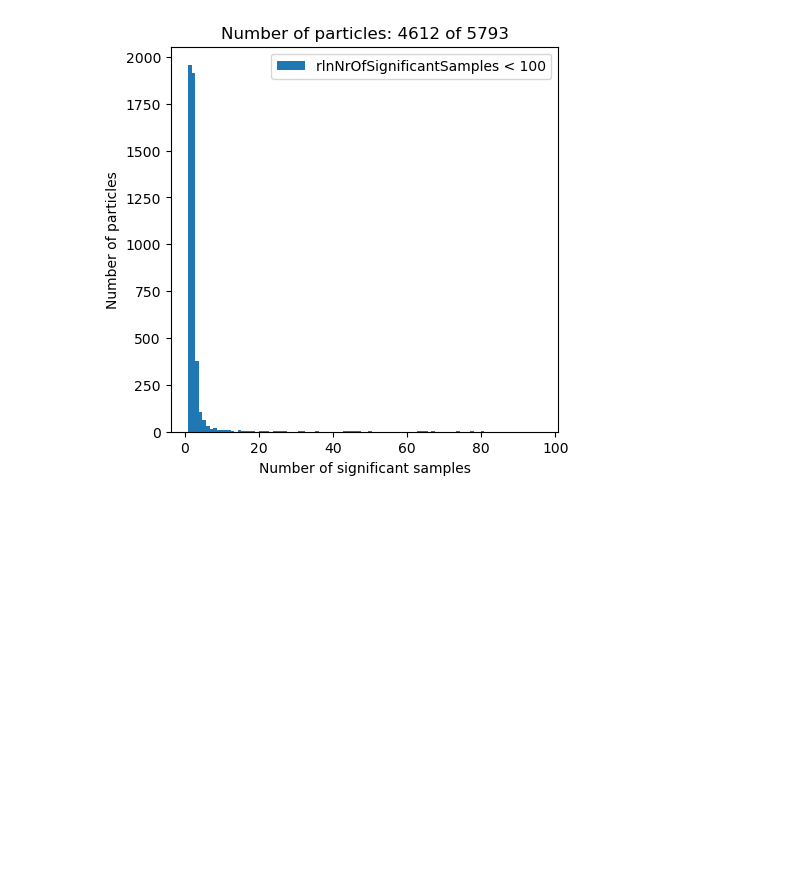
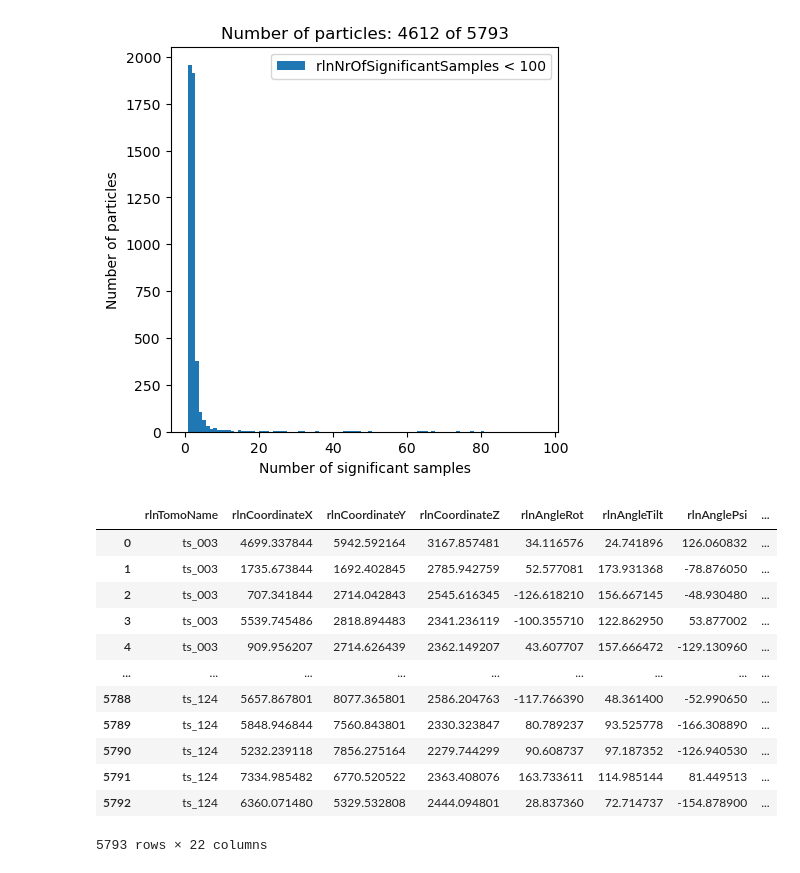
Before and after one commit to dmichalak/sta-pipeline, a Jupyter notebook: analysis_scripts/analyze_refinement.ipynb, the cells around one changed output. Saved outputs shown, nothing was run; the diff lists cells and outputs as text; code cells hidden in the pictures; blank space fills up the shorter version.

```diff
--- a/analysis_scripts/analyze_refinement.ipynb
+++ b/analysis_scripts/analyze_refinement.ipynb
@@ -60,6 +60,22 @@ ax2.legend()
 # %% [output]
 <matplotlib.legend.Legend at 0x...>
 [figure]
+# %%
+run_data_particles
+# %% [output]
+|  | rlnTomoName | rlnCoordinateX | rlnCoordinateY | rlnCoordinateZ | rlnAngleRot | rlnAngleTilt | rlnAnglePsi | ... |
+| 0 | ts_003 | 4699.337844 | 5942.592164 | 3167.857481 | 34.116576 | 24.741896 | 126.060832 | ... |
+| 1 | ts_003 | 1735.673844 | 1692.402845 | 2785.942759 | 52.577081 | 173.931368 | -78.876050 | ... |
+| 2 | ts_003 | 707.341844 | 2714.042843 | 2545.616345 | -126.618210 | 156.667145 | -48.930480 | ... |
+| 3 | ts_003 | 5539.745486 | 2818.894483 | 2341.236119 | -100.355710 | 122.862950 | 53.877002 | ... |
+| 4 | ts_003 | 909.956207 | 2714.626439 | 2362.149207 | 43.607707 | 157.666472 | -129.130960 | ... |
+| ... | ... | ... | ... | ... | ... | ... | ... | ... |
+| 5788 | ts_124 | 5657.867801 | 8077.365801 | 2586.204763 | -117.766390 | 48.361400 | -52.990650 | ... |
+| 5789 | ts_124 | 5848.946844 | 7560.843801 | 2330.323847 | 80.789237 | 93.525778 | -166.308890 | ... |
+| 5790 | ts_124 | 5232.239118 | 7856.275164 | 2279.744299 | 90.608737 | 97.187352 | -126.940530 | ... |
+| 5791 | ts_124 | 7334.985482 | 6770.520522 | 2363.408076 | 163.733611 | 114.985144 | 81.449513 | ... |
+| 5792 | ts_124 | 6360.071480 | 5329.532808 | 2444.094801 | 28.837360 | 72.714737 | -154.878900 | ... |
+5793 rows × 22 columns
 # %%
 column_to_sort = "rlnLogLikeliContribution"
 number_of_top_particles = 4000
```
Also changed, not shown: parts of 8 cells of this notebook.
